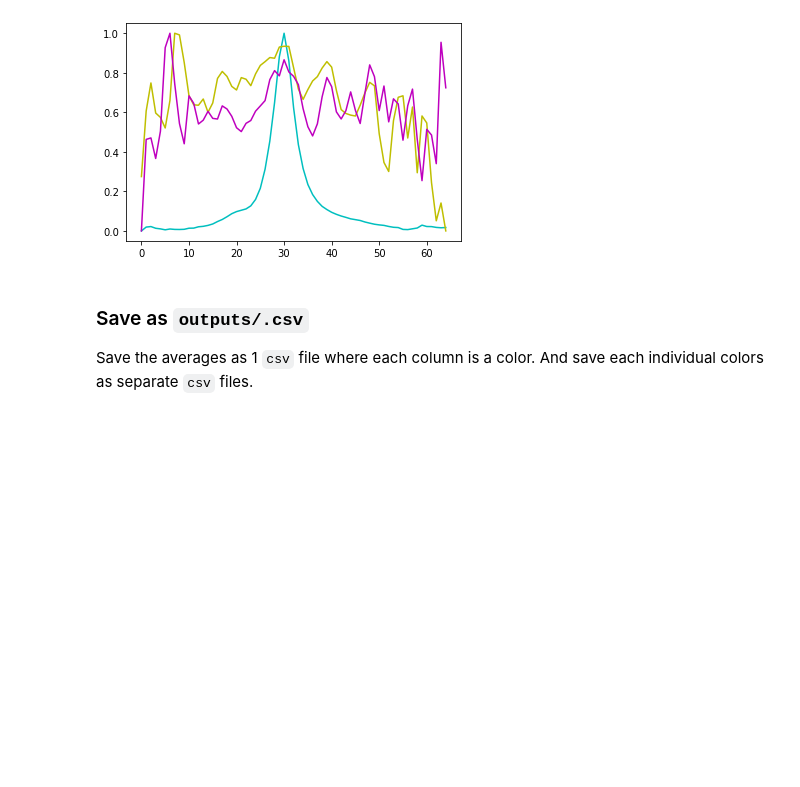
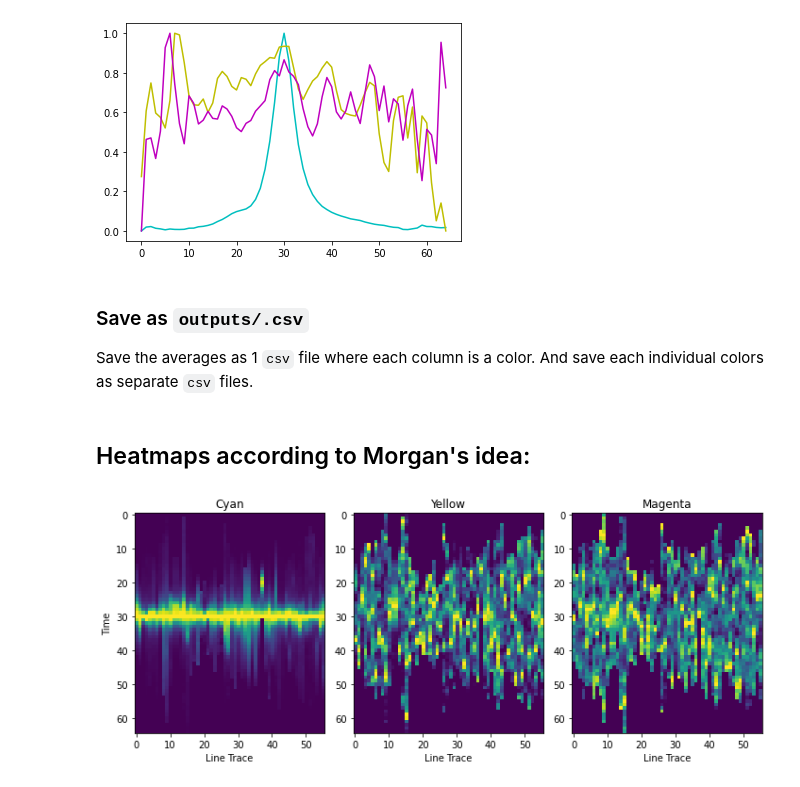
Before and after one commit to axiezai/degranulation_MTP_fluorescence_average_line_scan_2021, a Jupyter notebook: average_signals.ipynb, the cells around one changed output. Drawn from its saved outputs; the diff is of its cells as text; code cells hidden in the pictures; blank space fills up the shorter version.

Commit message:
added heatmap

```diff
--- a/average_signals.ipynb
+++ b/average_signals.ipynb
@@ -224,3 +224,34 @@ magenta_aligned.to_csv(output_dir+'/magenta_unnormalized.csv', index=False)
 cyan_normalized.to_csv(output_dir+'/cyan_normalized.csv', index=False)          # cyan aligned and normalized
 yellow_normalized.to_csv(output_dir+'/yellow_normalized.csv', index=False)      # yellow aligned and normalized
 magenta_normalized.to_csv(output_dir+'/magenta_normalized.csv', index=False)    # magenta aligned and normalized
+# %% [markdown]
+## Heatmaps according to Morgan's idea:
+# %%
+fig = plt.figure(figsize=(10,8)).subplots(1,3, sharey=True)
+
+# cyan
+plt.subplot(1,3,1)
+plt.imshow(cyan_normalized.values)
+plt.title('Cyan')
+plt.xlabel('Line Trace')
+plt.ylabel('Time')
+
+# yellow
+plt.subplot(1,3,2)
+plt.imshow(yellow_normalized.values)
+plt.title('Yellow')
+plt.xlabel('Line Trace')
+
+# magenta
+plt.subplot(1,3,3)
+plt.imshow(magenta_normalized.values)
+plt.title('Magenta')
+plt.xlabel('Line Trace')
+
+plt.tight_layout()
+#fig.colorbar(im, ax=axes.ravel().tolist())
+#fig.subplots_adjust(right=0.8)
+#cbar_ax = fig.add_axes([0.85, 0.15, 0.05, 0.7])
+#fig.colorbar(im, cax=cbar_ax)
+# %% [output]
+[figure, added]
```
